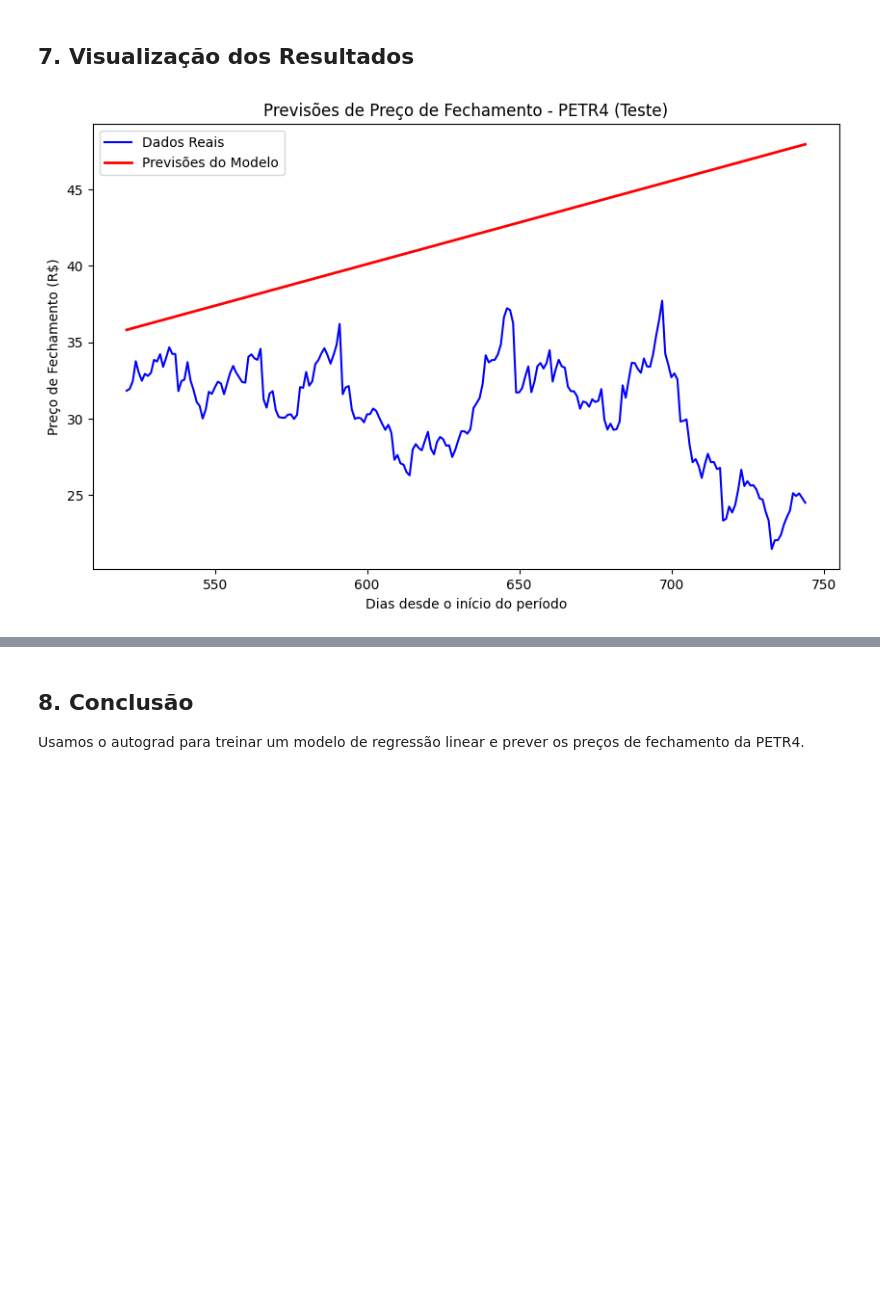
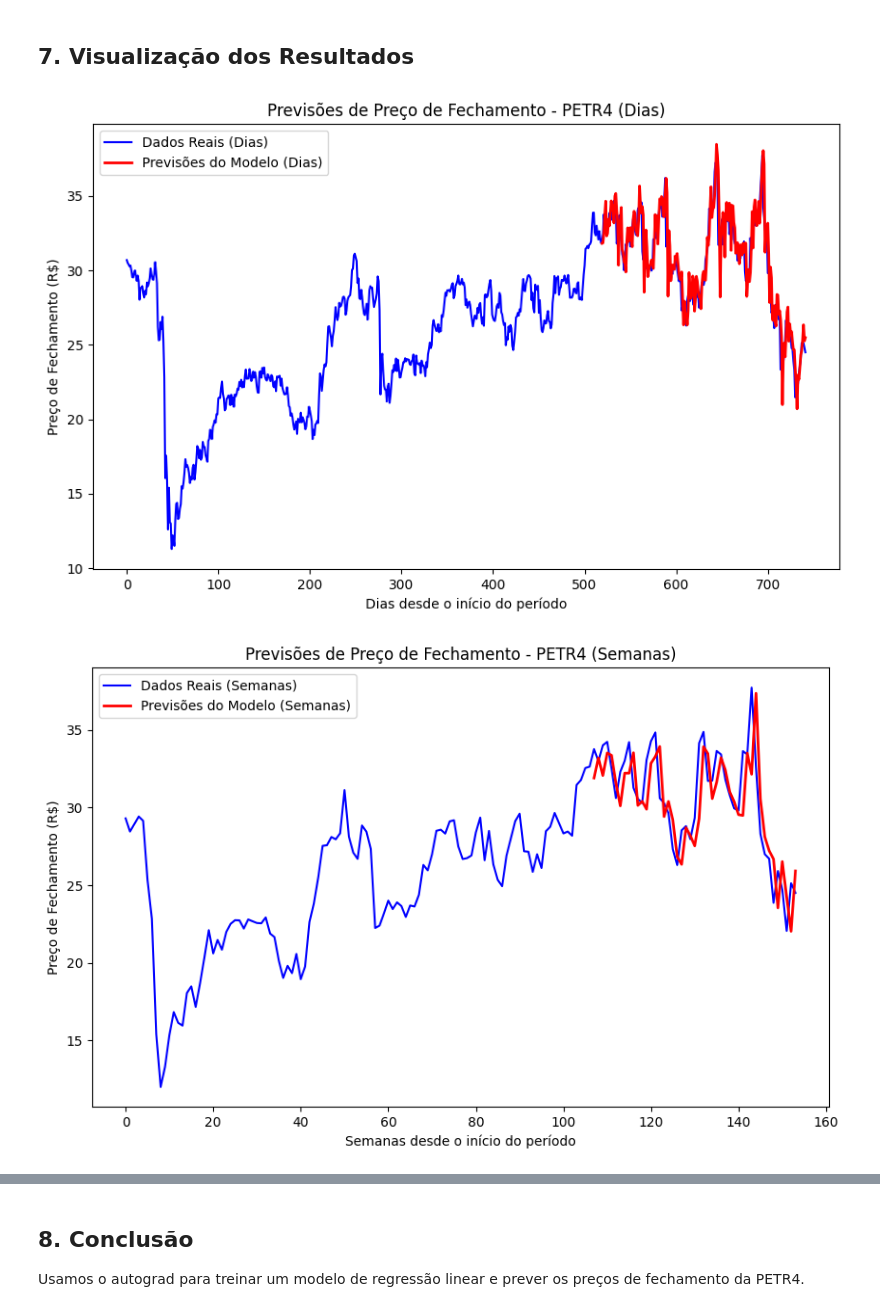
Before and after one commit to vitorraiaa/alglin_projeto_6, a Jupyter notebook: projeto.ipynb, the cells around one changed output, grey strips where cells are left out. Cells and saved outputs as stored; diff of their text form; code cells hidden in the pictures; blank space fills up the shorter version.

```diff
--- a/projeto.ipynb
+++ b/projeto.ipynb
@@ -61,15 +95,27 @@ def criar_janelas_deslizantes(dados, k):
     return np.asarray(X), np.asarray(y)
 
 # Definir o número de valores anteriores (k) para prever o próximo valor
-k = 3  # Exemplo: usar os últimos 3 valores para prever o próximo
+k = 3
 
-# Criar janelas deslizantes a partir dos dados de fechamento
+# Criar janelas deslizantes para os dados de dias, semanas e meses
 X, y = criar_janelas_deslizantes(dados['Close'].values, k)
+X1, y1 = criar_janelas_deslizantes(dados_semana['Close'].values, k)
+X3, y3 = criar_janelas_deslizantes(dados_mes['Close'].values, k)
 
-# Dividir os dados em treino e teste (70% treino, 30% teste)
+# Dividir os dados de dias em treino e teste (70% treino, 30% teste)
 split_idx = int(0.7 * len(X))
 X_train, X_test = X[:split_idx], X[split_idx:]
 y_train, y_test = y[:split_idx], y[split_idx:]
+
+# Dividir os dados de semanas em treino e teste (70% treino, 30% teste)
+split_idx1 = int(0.7 * len(X1))
+X1_train, X1_test = X1[:split_idx1], X1[split_idx1:]
+y1_train, y1_test = y1[:split_idx1], y1[split_idx1:]
+
+# Dividir os dados de meses em treino e teste (70% treino, 30% teste)
+split_idx3 = int(0.7 * len(X3))
+X3_train, X3_test = X3[:split_idx3], X3[split_idx3:]
+y3_train, y3_test = y3[:split_idx3], y3[split_idx3:]
 # %% [markdown]
 ## 5. Implementação da Regressão Linear com autograd
 # %%
@@ -138,14 +230,25 @@ Erro Quadrático Médio (MSE): 162.81
 # %% [markdown]
 ## 7. Visualização dos Resultados
 # %%
-# Plotar as previsões do modelo comparando com os dados reais
-plt.figure(figsize=(10,6))
-plt.plot(range(len(y_test)), y_test, color='blue', label='Dados Reais')
-plt.plot(range(len(y_pred)), y_pred, color='red', linewidth=2, label='Previsões do Modelo')
-plt.title('Previsões de Preço de Fechamento - PETR4 (Teste)')
-plt.xlabel('Dias desde o início do período')
-plt.ylabel('Preço de Fechamento (R$)')
-plt.legend()
-plt.show()
+# Função para plotar os resultados
+def plotar_resultados(y, y_pred, tamanho_treino, escala):
+    plt.figure(figsize=(10, 6))
+    plt.plot(range(len(y)), y, color='blue', label=f'Dados Reais ({escala})')
+    plt.plot(range(tamanho_treino, len(y)), y_pred, color='red', linewidth=2, label=f'Previsões do Modelo ({escala})')
+    plt.title(f'Previsões de Preço de Fechamento - PETR4 ({escala})')
+    plt.xlabel(f'{escala} desde o início do período')
+    plt.ylabel('Preço de Fechamento (R$)')
+    plt.legend()
+    plt.show()
+
+# Plotar para dias
+plotar_resultados(y, y_pred_dia, split_idx, 'Dias')
+
+# Plotar para semanas
+plotar_resultados(y1, y_pred_semana, split_idx1, 'Semanas')
+
+# Plotar para meses
+plotar_resultados(y3, y_pred_mes, split_idx3, 'Meses')
 # %% [output]
-[figure, old version]
+[figure, new version]
+[figure, added]
```
Also changed, not shown: parts of 7 cells of this notebook.
